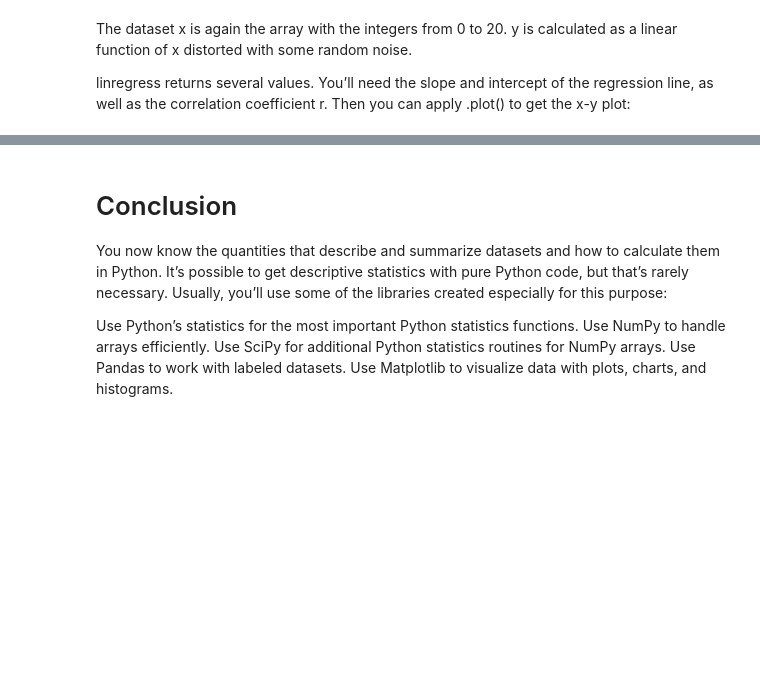
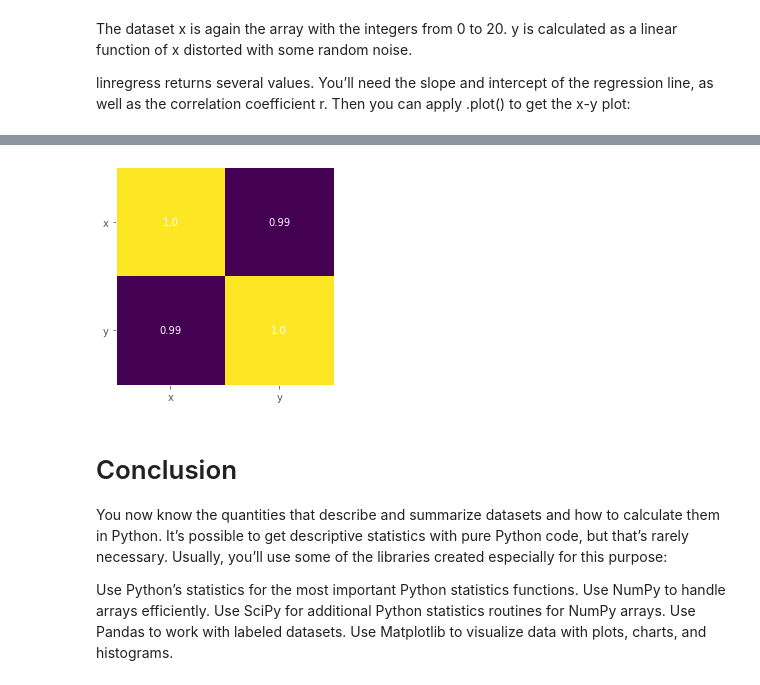
Before and after one commit to HassanButt2019/Pandas, a Jupyter notebook: Python Statistics Fundamentals.ipynb, the cells around one changed output, grey strips where cells are left out. Saved outputs shown, nothing was run; the diff lists cells and outputs as text; code cells hidden in the pictures; blank space fills up the shorter version.

```diff
--- a/Python Statistics Fundamentals.ipynb
+++ b/Python Statistics Fundamentals.ipynb
@@ -398,3 +587,18 @@ plt.show()
+# %%
+
+
+fig,ax = plt.subplots()
+ax.imshow(matrix)
+ax.grid(False)
+ax.xaxis.set(ticks=(0, 1), ticklabels=('x', 'y'))
+ax.yaxis.set(ticks=(0, 1), ticklabels=('x', 'y'))
+ax.set_ylim(1.5, -0.5)
+for i in range(2):
+    for j in range(2):
+        ax.text(j, i, matrix[i, j], ha='center', va='center', color='w')
+plt.show()
+# %% [output]
+[figure, added]
 # %% [markdown]
 # Conclusion
 You now know the quantities that describe and summarize datasets and how to calculate them in Python. It’s possible to get descriptive statistics with pure Python code, but that’s rarely necessary. Usually, you’ll use some of the libraries created especially for this purpose:
```
Also changed, not shown: parts of 43 cells of this notebook.
